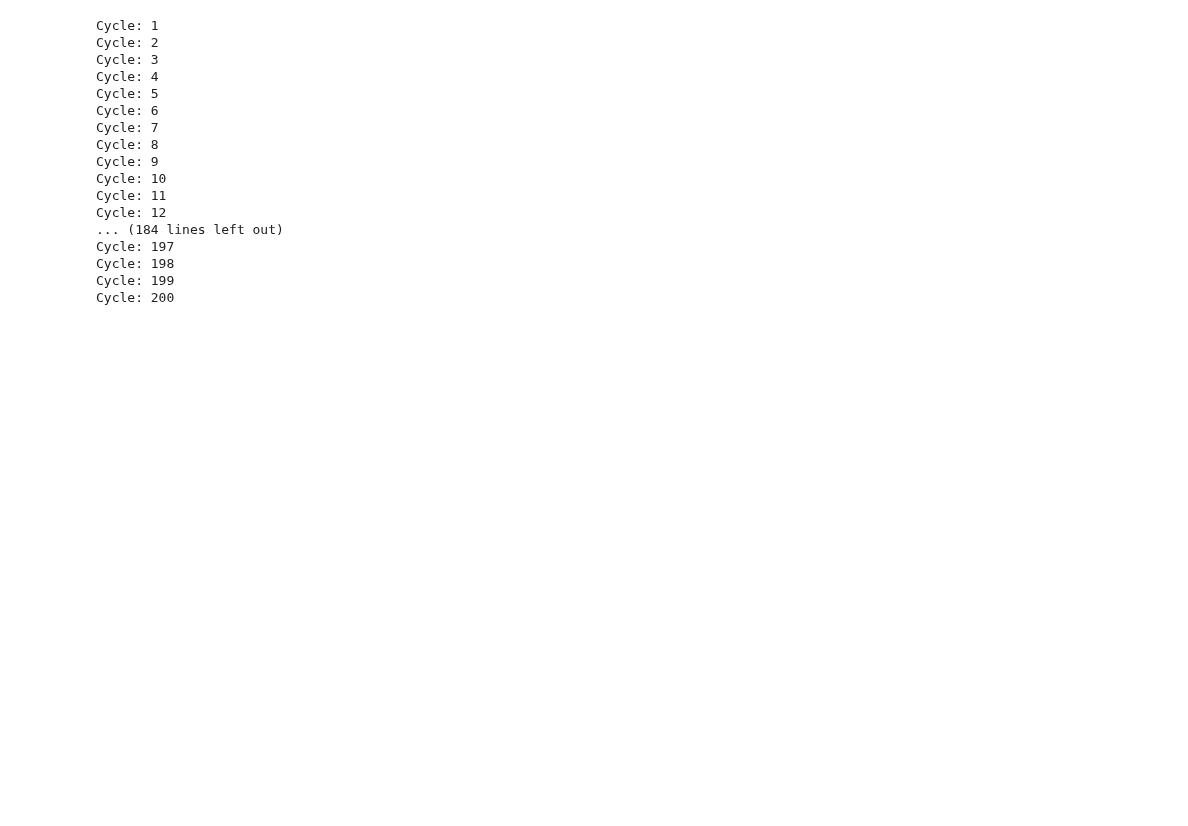
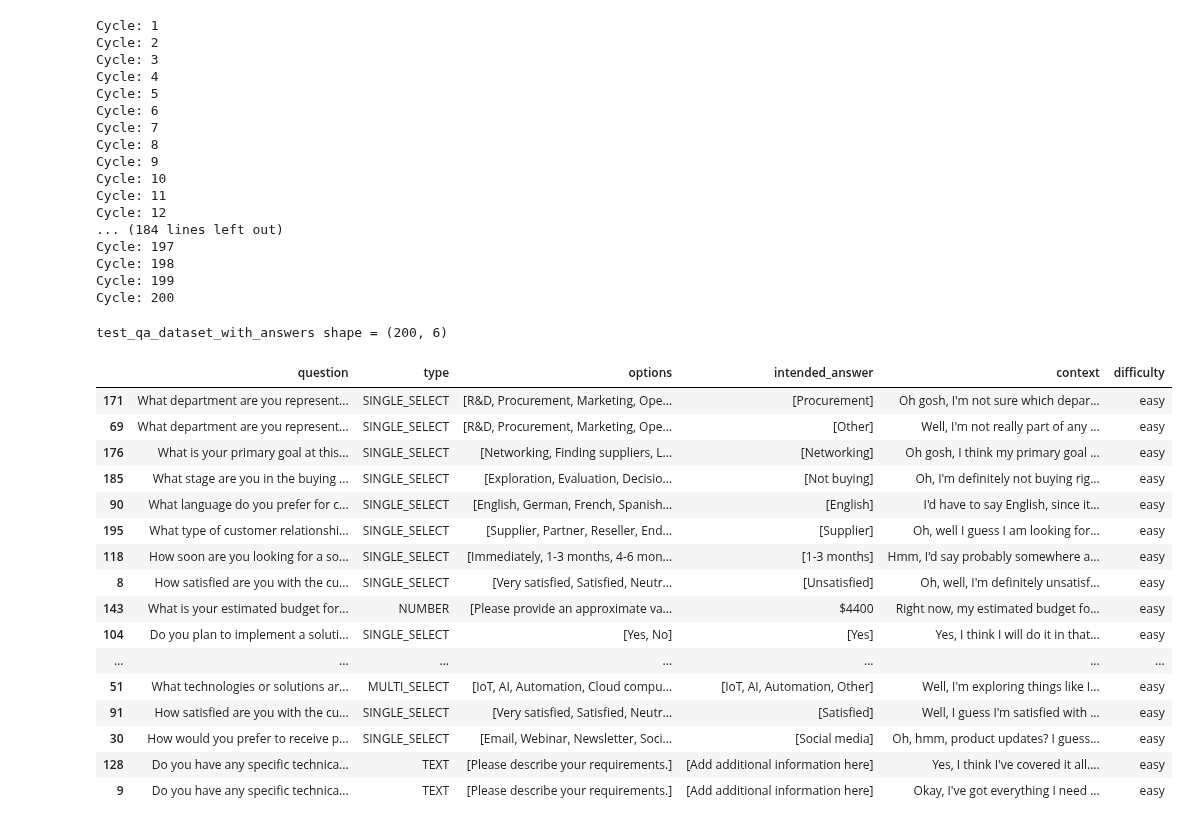
Before and after one commit to alexk2206/tds_capstone, a Jupyter notebook: test_qa_dataset.ipynb, the cells around one changed output. Cells and saved outputs as stored; diff of their text form; code cells hidden in the pictures; blank space fills up the shorter version.

```diff
--- a/test_qa_dataset.ipynb
+++ b/test_qa_dataset.ipynb
@@ -610,3 +610,27 @@ Cycle: 197
 Cycle: 198
 Cycle: 199
 Cycle: 200
+# %%
+test_qa_dataset_with_answers_url = 'https://raw.githubusercontent.com/alexk2206/tds_capstone/refs/heads/main/datasets/test_qa_dataset_with_answers.json'
+test_qa_dataset_with_answers = pd.read_json(test_qa_dataset_with_answers_url)
+print(f'test_qa_dataset_with_answers shape = {test_qa_dataset_with_answers.shape}')
+test_qa_dataset_with_answers.sample(25)
+# %% [output]
+test_qa_dataset_with_answers shape = (200, 6)
+|  | question | type | options | intended_answer | context | difficulty |
+| 171 | What department are you represent... | SINGLE_SELECT | [R&D, Procurement, Marketing, Ope... | [Procurement] | Oh gosh, I'm not sure which depar... | easy |
+| 69 | What department are you represent... | SINGLE_SELECT | [R&D, Procurement, Marketing, Ope... | [Other] | Well, I'm not really part of any ... | easy |
+| 176 | What is your primary goal at this... | SINGLE_SELECT | [Networking, Finding suppliers, L... | [Networking] | Oh gosh, I think my primary goal ... | easy |
+| 185 | What stage are you in the buying ... | SINGLE_SELECT | [Exploration, Evaluation, Decisio... | [Not buying] | Oh, I'm definitely not buying rig... | easy |
+| 90 | What language do you prefer for c... | SINGLE_SELECT | [English, German, French, Spanish... | [English] | I'd have to say English, since it... | easy |
+| 195 | What type of customer relationshi... | SINGLE_SELECT | [Supplier, Partner, Reseller, End... | [Supplier] | Oh, well I guess I am looking for... | easy |
+| 118 | How soon are you looking for a so... | SINGLE_SELECT | [Immediately, 1-3 months, 4-6 mon... | [1-3 months] | Hmm, I'd say probably somewhere a... | easy |
+| 8 | How satisfied are you with the cu... | SINGLE_SELECT | [Very satisfied, Satisfied, Neutr... | [Unsatisfied] | Oh, well, I'm definitely unsatisf... | easy |
+| 143 | What is your estimated budget for... | NUMBER | [Please provide an approximate va... | $4400 | Right now, my estimated budget fo... | easy |
+| 104 | Do you plan to implement a soluti... | SINGLE_SELECT | [Yes, No] | [Yes] | Yes, I think I will do it in that... | easy |
+| ... | ... | ... | ... | ... | ... | ... |
+| 51 | What technologies or solutions ar... | MULTI_SELECT | [IoT, AI, Automation, Cloud compu... | [IoT, AI, Automation, Other] | Well, I'm exploring things like I... | easy |
+| 91 | How satisfied are you with the cu... | SINGLE_SELECT | [Very satisfied, Satisfied, Neutr... | [Satisfied] | Well, I guess I'm satisfied with ... | easy |
+| 30 | How would you prefer to receive p... | SINGLE_SELECT | [Email, Webinar, Newsletter, Soci... | [Social media] | Oh, hmm, product updates? I guess... | easy |
+| 128 | Do you have any specific technica... | TEXT | [Please describe your requirements.] | [Add additional information here] | Yes, I think I've covered it all.... | easy |
+| 9 | Do you have any specific technica... | TEXT | [Please describe your requirements.] | [Add additional information here] | Okay, I've got everything I need ... | easy |
```
Also changed, not shown: parts of 2 cells of this notebook.
